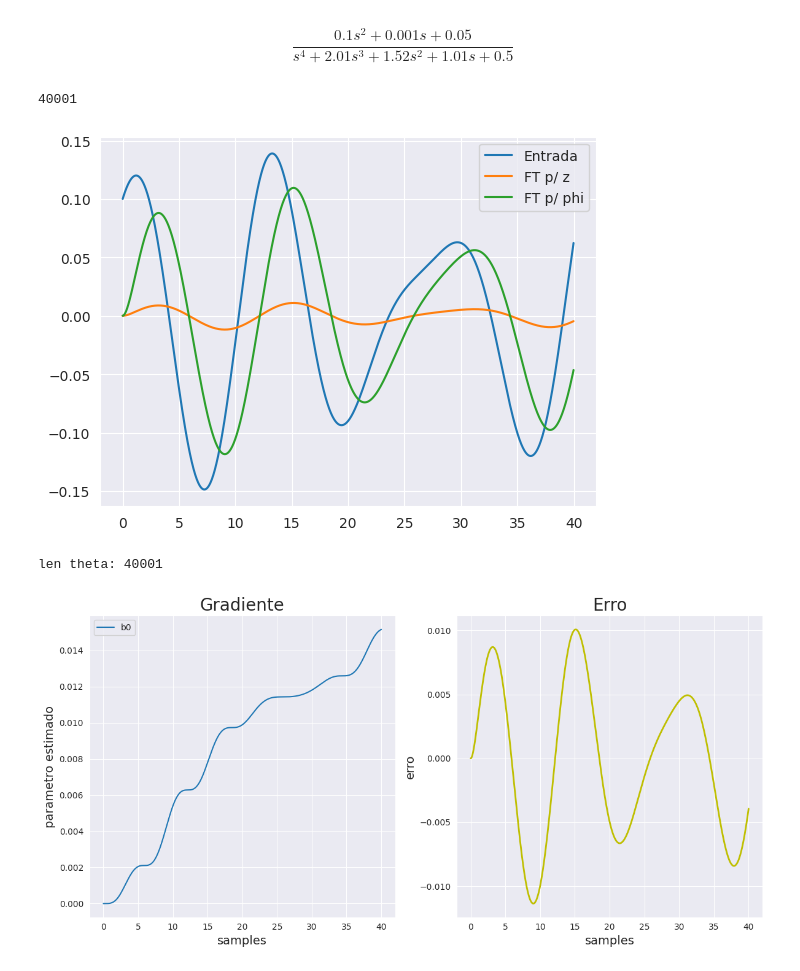
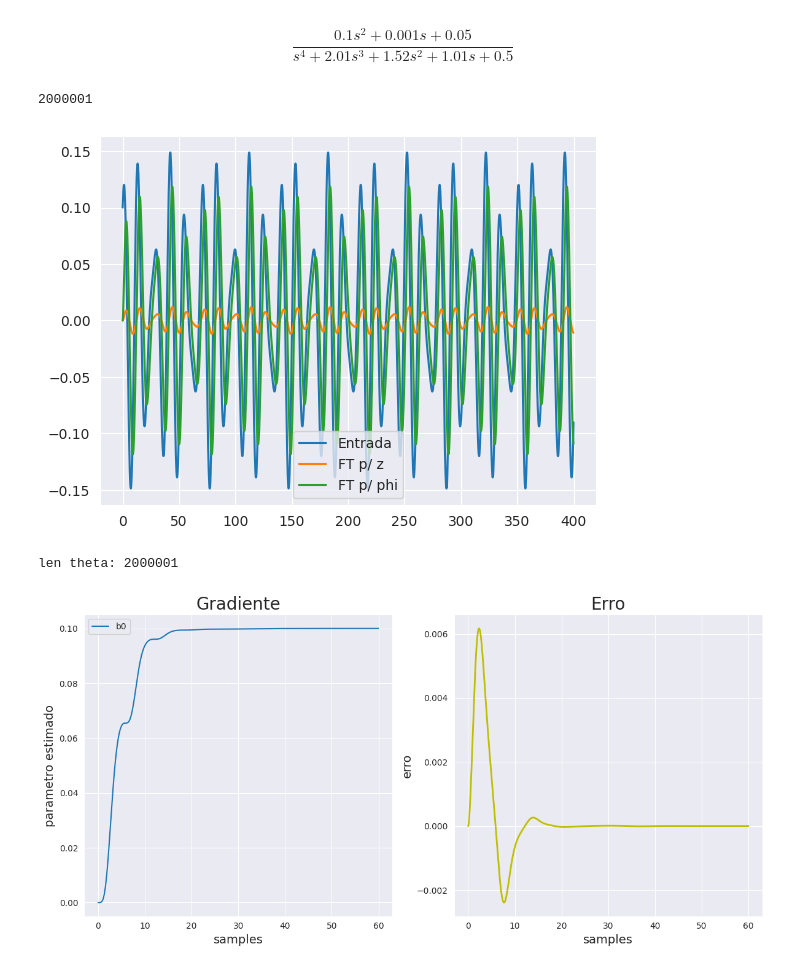
Before and after one commit to SKaiquelima/advanced-control, a Jupyter notebook: execs/exec2/exec2_1.ipynb, the cells around one changed output. Drawn from its saved outputs; the diff is of its cells as text; code cells hidden in the pictures.

```diff
--- a/execs/exec2/exec2_1.ipynb
+++ b/execs/exec2/exec2_1.ipynb
@@ -29,8 +35,8 @@ ftx1 = 1
 
 # normalização
 lb = s**2 + 2*s + 1
-ftx = ftx/lb
-ftx1 = ftx1/lb
+ftx /= lb
+ftx1 /= lb
 
 # ?
 ftx = ftx * b0 / (s**2 + a1 * s + a0)
@@ -40,31 +46,31 @@ ftx
 $$\frac{0.1 s^2 + 0.001 s + 0.05}{s^4 + 2.01 s^3 + 1.52 s^2 + 1.01 s + 0.5}$$
 # %%
 # Parâmetros de simulação
-N = 40
+N = 2000
 dt = 0.001  # Taxa de amostragem
 T = np.arange(0, N + dt, dt)
 u = 0.1*np.cos(np.pi*T/7) + 0.05*np.sin(np.pi*T/5) # entrada
 
 len(T)
 # %% [output]
-40001
+2000001
 # %%
 # Simulação dos modelos
 z, T, _  = matlab.lsim(ftx, u, T)
 phi, T, _ = matlab.lsim(ftx1, u, T)
 
 
 # Plotagem dos resultados juntos
-corte = 1*(len(T) - 1) # facilitar visualização
+corte = 0.2*(len(T) - 1) # facilitar visualização
 corte = int(np.ceil(corte))
 plt.plot(T[:corte], u[:corte], label='Entrada')
 plt.plot(T[:corte], z[:corte], label='FT p/ z')
 plt.plot(T[:corte], phi[:corte], label='FT p/ phi')
 
 plt.legend()
 plt.show()
 # %% [output]
-[figure, old version]
+[figure, new version]
 # %%
 theta = np.zeros(int(N/dt) + 1)  # Matriz para armazenar os parâmetros estimados
 erro = np.zeros(int(N/dt) + 1)  # Vetor de erros
@@ -81,14 +87,13 @@ for k in range(0, int(N/dt)):
     delta_theta = (dt * np.dot(gama, erro[k+1] * phi[k]) / ms)
     theta[k+1] = theta[k] + delta_theta
 # %%
-# %%%%%%%%%%%%%%%%%%%%%%%%%%%
 # Gráfico dos parâmetros identificados e do erro
 
 # Crie uma figura com 1 linha e 2 colunas para os subplots
 fig, axs = plt.subplots(1, 2, figsize=(12, 6))
 
 print(f'len theta: {len(theta)}')
-corte = len(theta)
+corte = int(np.ceil(0.03*len(theta)))
 
 fontesize = 14
 titlesize = 20
@@ -112,5 +117,5 @@ plt.tight_layout()
 # Exiba os subplots lado a lado
 plt.show()
 # %% [output]
-len theta: 40001
+len theta: 2000001
-[figure, old version]
+[figure, new version]
```
Also changed, not shown: parts of 2 cells of this notebook.
